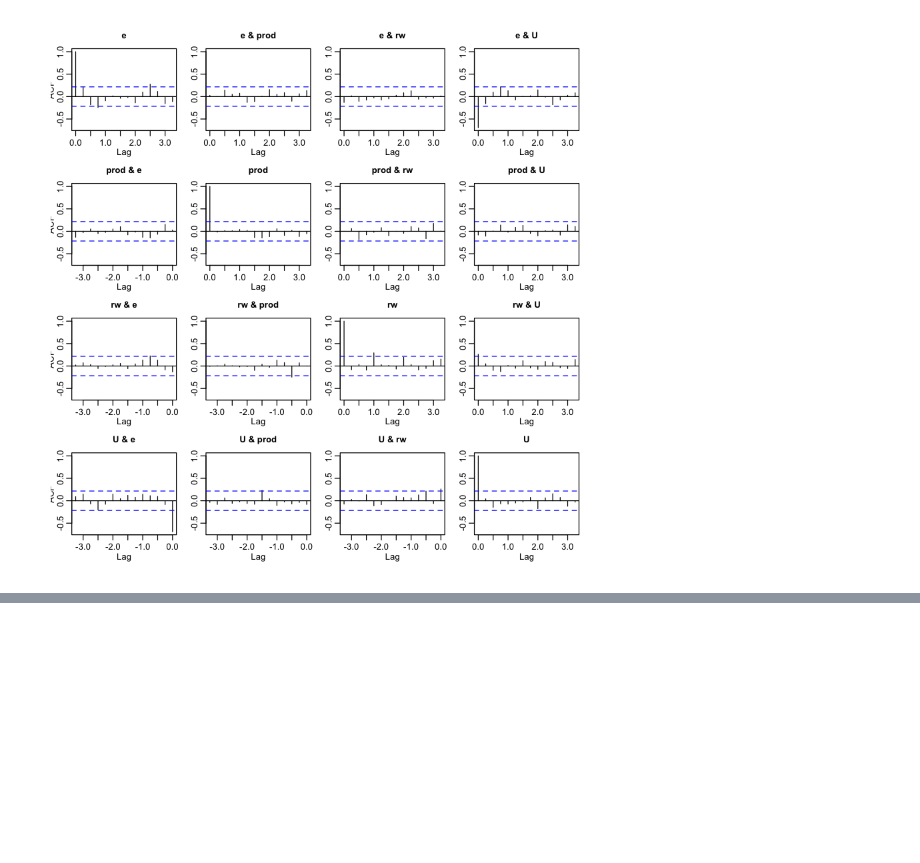
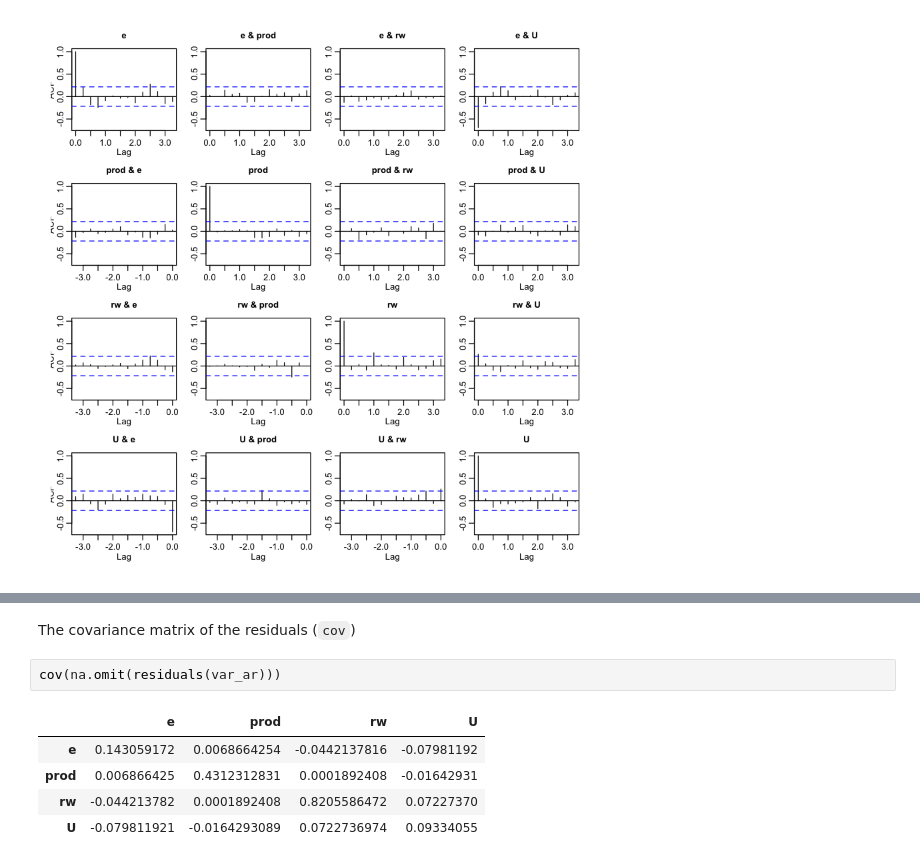
Before and after one commit to erikcs/TA, a Jupyter notebook: 4329_session1.ipynb, the cells around one changed output, grey strips where cells are left out. Drawn from its saved outputs; the diff is of its cells as text; blank space fills up the shorter version.

```diff
--- a/4329_session1.ipynb
+++ b/4329_session1.ipynb
@@ -461,2 +496,12 @@ abs(eigen(var_ar$ar[1, , ])$values)
 # %% [output]
 [1] 0.74310551 0.40100508 0.10945167 0.06195264
+# %% [markdown]
+The covariance matrix of the residuals (`cov`)
+# %%
+cov(na.omit(residuals(var_ar)))
+# %% [output]
+|  | e | prod | rw | U |
+| e | 0.143059172 | 0.0068664254 | -0.0442137816 | -0.07981192 |
+| prod | 0.006866425 | 0.4312312831 | 0.0001892408 | -0.01642931 |
+| rw | -0.044213782 | 0.0001892408 | 0.8205586472 | 0.07227370 |
+| U | -0.079811921 | -0.0164293089 | 0.0722736974 | 0.09334055 |
```
Also changed, not shown: parts of 10 cells of this notebook.
